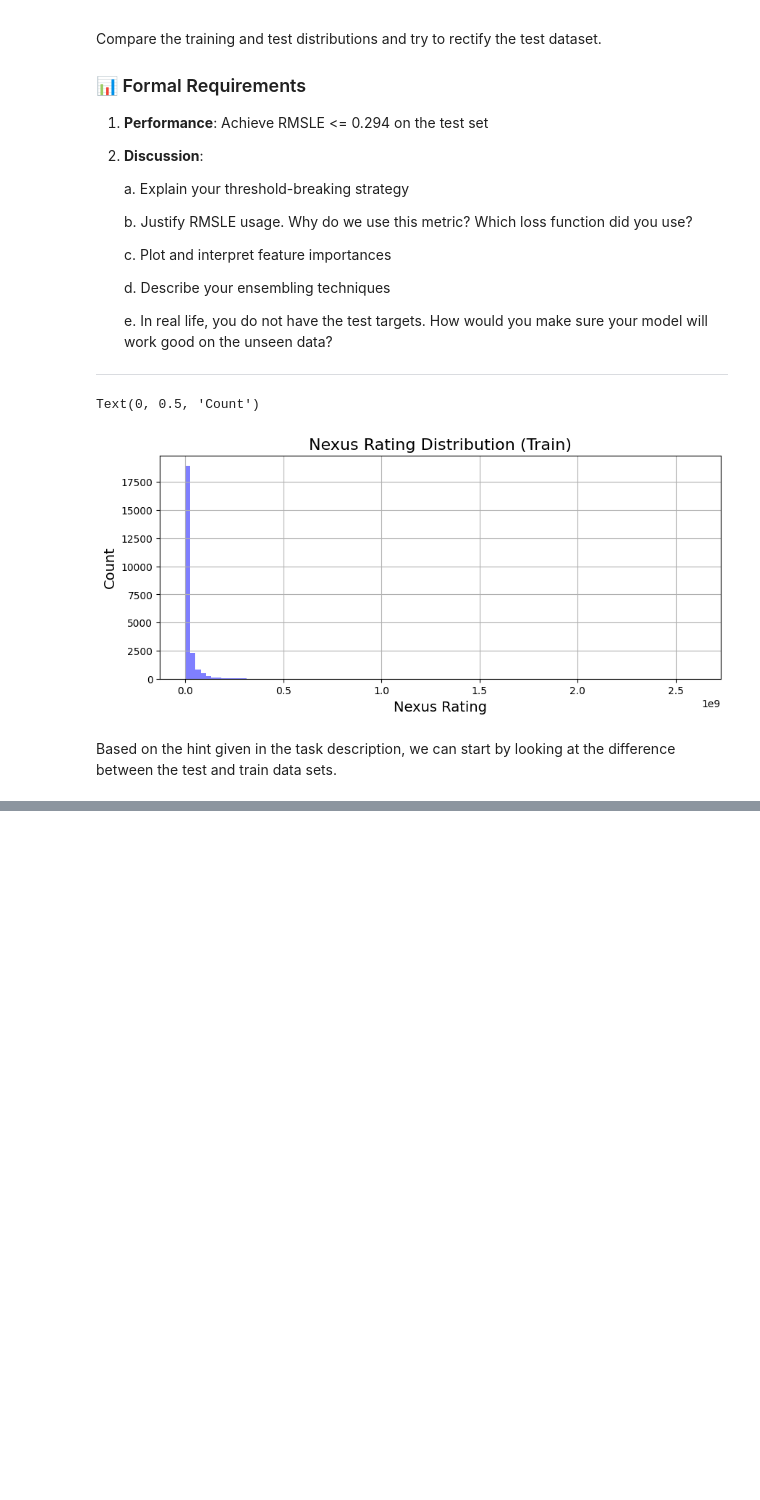
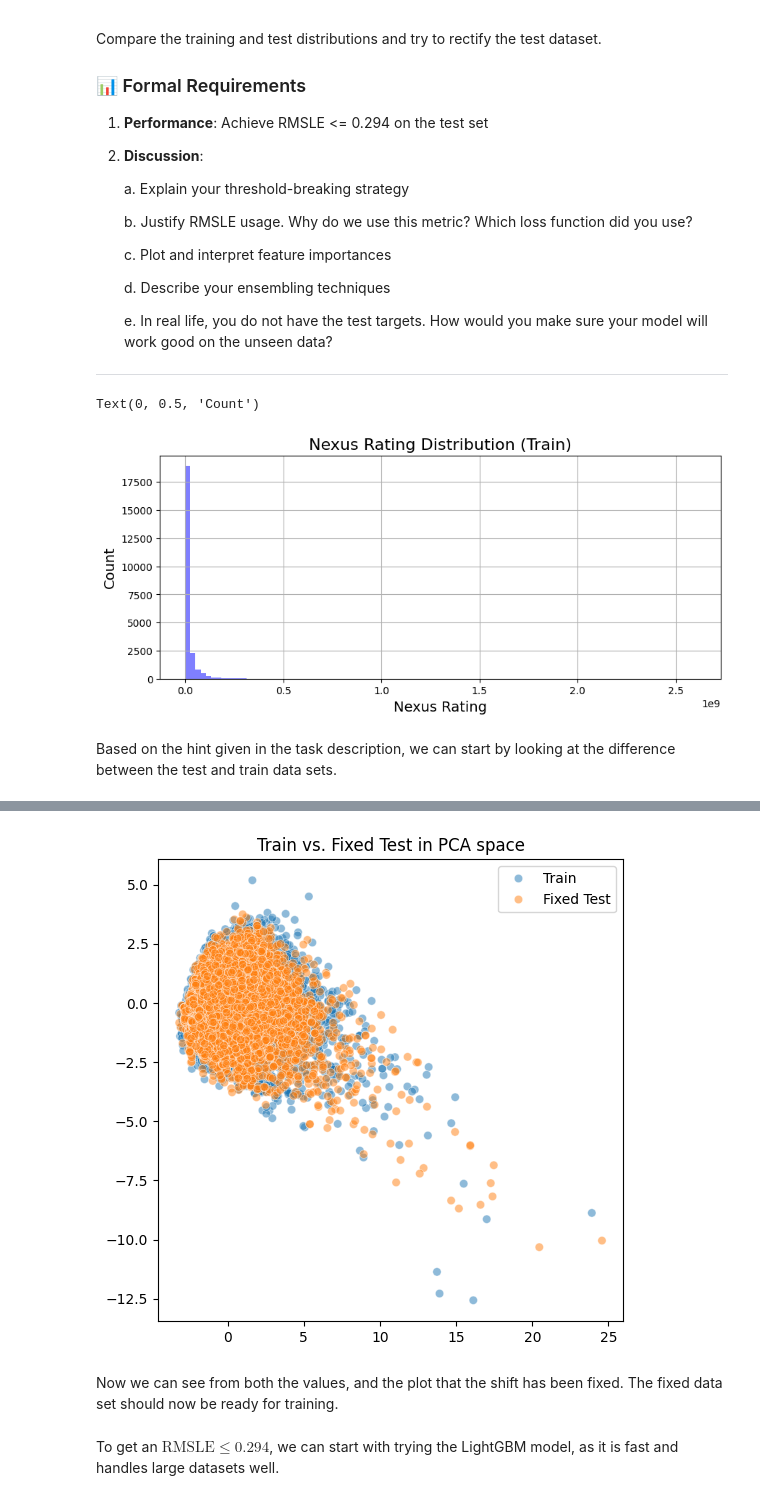
Before and after one commit to fjhanevo/TDT4172, a Jupyter notebook: Assignment1/Chapter_1.ipynb, the cells around one changed output, grey strips where cells are left out. Drawn from its saved outputs; the diff is of its cells as text; code cells hidden in the pictures; blank space fills up the shorter version.

Commit message:
added models for final mission

```diff
--- a/Assignment1/Chapter_1.ipynb
+++ b/Assignment1/Chapter_1.ipynb
@@ -662,0 +677,14 @@ Required RMSLE:  0.294
+# %%
+cols = test.columns.tolist()
+fixed_test = pd.DataFrame()
+fixed_test["ownership_type"] = test["ownership_type"]
+
+tmp_copy = test["grid_connections"].copy()
+
+# shift vals
+shifted_part = test[cols[1:]].shift(axis=1)
+shifted_part.columns = cols[1:]
+
+fixed_test = pd.concat([fixed_test, shifted_part], axis=1)
+# put grid_connections back in in the correct place
+fixed_test["nexus_rating"] = tmp_copy
@@ -662,0 +715,16 @@ Required RMSLE:  0.294
+# %%
+X_all = pd.concat([train.drop(columns=["nexus_rating"]), fixed_test], axis=0)
+X_all_scaled = StandardScaler().fit_transform(X_all.fillna(0))
+
+pca = PCA(n_components=2)
+X_pca = pca.fit_transform(X_all_scaled)
+
+labels = ["Train"]*len(train) + ["Fixed Test"]*len(test)
+plt.figure(figsize=(6,6))
+sns.scatterplot(x=X_pca[:,0], y=X_pca[:,1], hue=labels, alpha=0.5)
+plt.title("Train vs. Fixed Test in PCA space")
+plt.show()
+# %% [output]
+[figure, added]
+# %% [markdown]
+Now we can see from both the values, and the plot that the shift has been fixed. The fixed data set should now be ready for training.
@@ -662,0 +741,2 @@ Required RMSLE:  0.294
+# %% [markdown]
+To get an $\text{RMSLE} \leq 0.294$, we can start with trying the LightGBM model, as it is fast and handles large datasets well.
```
Also changed, not shown: parts of 24 cells of this notebook.
